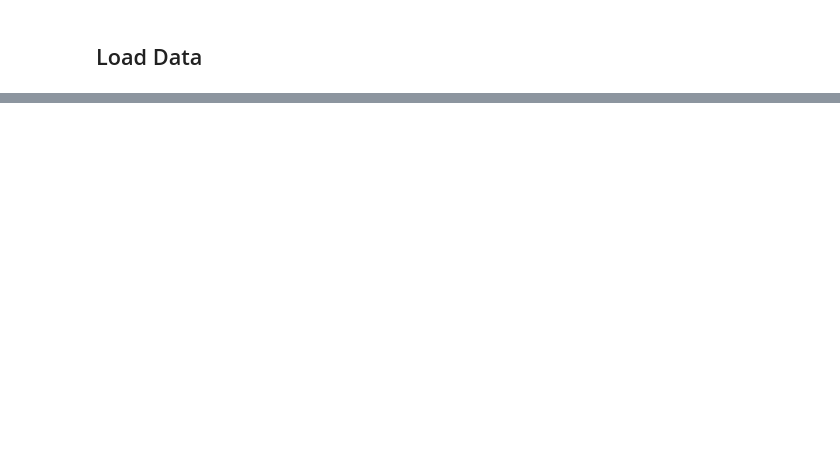
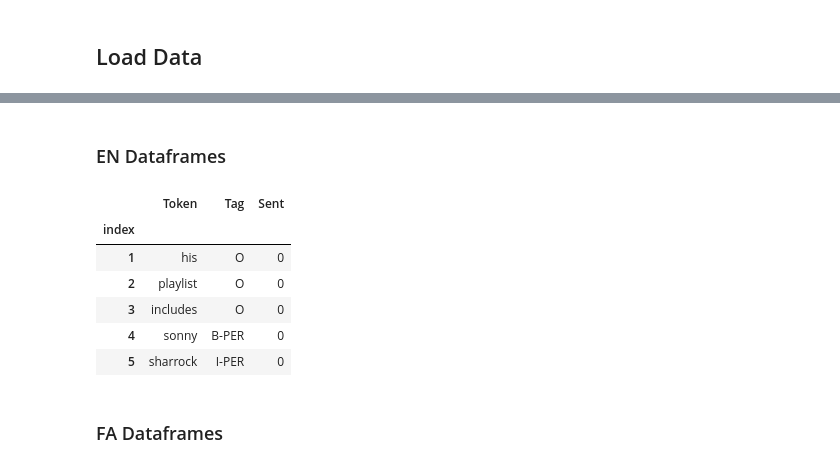
Before and after one commit to kargaranamir/Multi-lingual-NER, a Jupyter notebook: Roberta_NER.ipynb, the cells around one changed output, grey strips where cells are left out. Drawn from its saved outputs; the diff is of its cells as text; code cells hidden in the pictures; blank space fills up the shorter version.

Commit message:
add dataloader, and model
Collaboration online on google colab

Co-Authored-By: Seyed Sajad Mirzababaei <mirzababaie@ce.sharif.edu>

```diff
--- a/Roberta_NER.ipynb
+++ b/Roberta_NER.ipynb
@@ -0,0 +22,7 @@
+# %%
+DEBUG = False # Debug mode: If True then training set will be limited to MAX_EXAMPLES
+MAX_EXAMPLES = 1000 # Size of Debug Set
+MAX_EPOCHS = 15 # Max Number of epoochs
+CHECKPOINT_PATH = "./drive/MyDrive" # Root directory of checkpoints
+MODEL_PATH = "./model" # Root directory of pytorch model
+MODEL_NAME = "model.pt" # name of final pytorch model
@@ -149,0 +143,42 @@ example
+# %%
+# Debug mode in order to reduce time consumption.
+if DEBUG ==  True:
+    en_data = en_data[:MAX_EXAMPLES]
+    fa_data = fa_data[:MAX_EXAMPLES]
+# %%
+# Ratio of Val+Test to Training set
+VAL_TEST_SIZE = 0.3
+# Ratio of Test to Val set
+TEST_SIZE = 0.3
+# %% [markdown]
+### EN Dataframes
+# %%
+# Split Dataframe into Train and Val+Test
+splitter = GroupShuffleSplit(test_size=VAL_TEST_SIZE, n_splits=1,  random_state = 42)
+split = splitter.split(en_data, groups=en_data['Sent'])
+en_train_inds, en_val_test_inds = next(split)
+
+# En Train and Val+Test
+en_train = en_data.iloc[en_train_inds]
+en_val_test = en_data.iloc[en_val_test_inds]
+
+# Split Dataframe into Val and Test
+splitter = GroupShuffleSplit(test_size=TEST_SIZE, n_splits=1,  random_state = 42)
+split = splitter.split(en_val_test, groups=en_val_test['Sent'])
+en_val_inds, en_test_inds = next(split)
+
+# En Val and Test
+en_val = en_val_test.iloc[en_val_inds]
+en_test = en_val_test.iloc[en_test_inds]
+# %%
+en_train.head()
+# %% [output]
+|  | Token | Tag | Sent |
+| index |  |  |  |
+| 1 | his | O | 0 |
+| 2 | playlist | O | 0 |
+| 3 | includes | O | 0 |
+| 4 | sonny | B-PER | 0 |
+| 5 | sharrock | I-PER | 0 |
+# %% [markdown]
+### FA Dataframes
```
Also changed, not shown: parts of 73 cells of this notebook.
